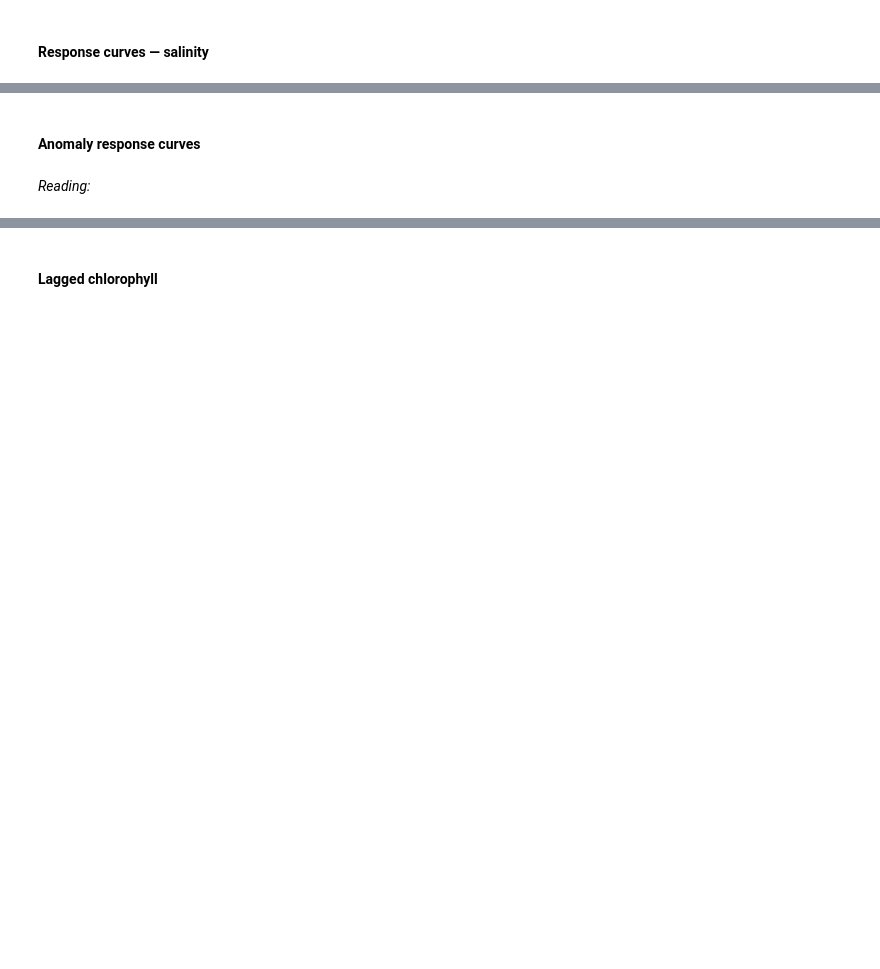
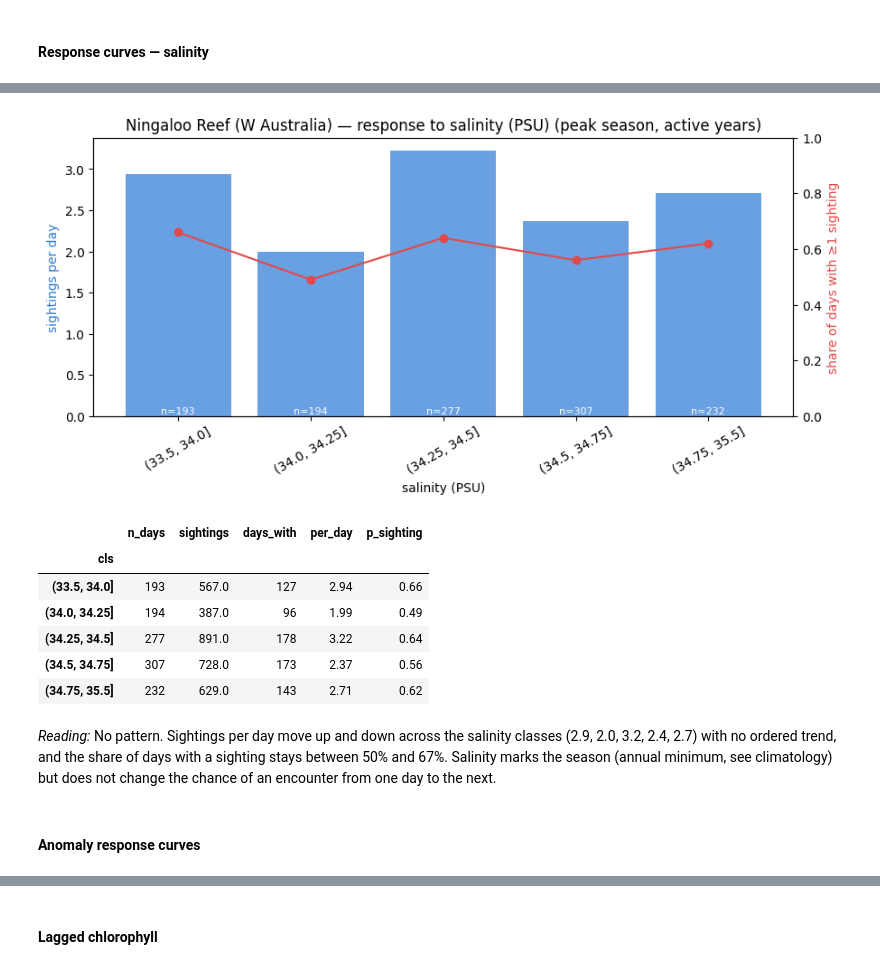
Before and after one commit to Patrick190508/whaleshark-mafia-island, a Jupyter notebook: notebooks/Daily_EDA_Peak_Season.ipynb, the cells around one changed output, grey strips where cells are left out. Drawn from its saved outputs; the diff is of its cells as text; code cells hidden in the pictures; blank space fills up the shorter version.

```diff
--- a/notebooks/Daily_EDA_Peak_Season.ipynb
+++ b/notebooks/Daily_EDA_Peak_Season.ipynb
@@ -207,4 +362,15 @@ climatology(SITES[0])
+# %%
+response_curve(SITES[0], 'sss', [33.5, 34.0, 34.25, 34.5, 34.75, 35.5], 'salinity (PSU)')
+# %% [output]
+[figure, added]
+|  | n_days | sightings | days_with | per_day | p_sighting |
+| cls |  |  |  |  |  |
+| (33.5, 34.0] | 193 | 567.0 | 127 | 2.94 | 0.66 |
+| (34.0, 34.25] | 194 | 387.0 | 96 | 1.99 | 0.49 |
+| (34.25, 34.5] | 277 | 891.0 | 178 | 3.22 | 0.64 |
+| (34.5, 34.75] | 307 | 728.0 | 173 | 2.37 | 0.56 |
+| (34.75, 35.5] | 232 | 629.0 | 143 | 2.71 | 0.62 |
+# %% [markdown]
+*Reading:* No pattern. Sightings per day move up and down across the salinity classes (2.9, 2.0, 3.2, 2.4, 2.7) with no ordered trend, and the share of days with a sighting stays between 50% and 67%. Salinity marks the season (annual minimum, see climatology) but does not change the chance of an encounter from one day to the next.
 # %% [markdown]
 #### Anomaly response curves
-# %% [markdown]
-*Reading:*
```
Also changed, not shown: parts of 49 cells of this notebook.
